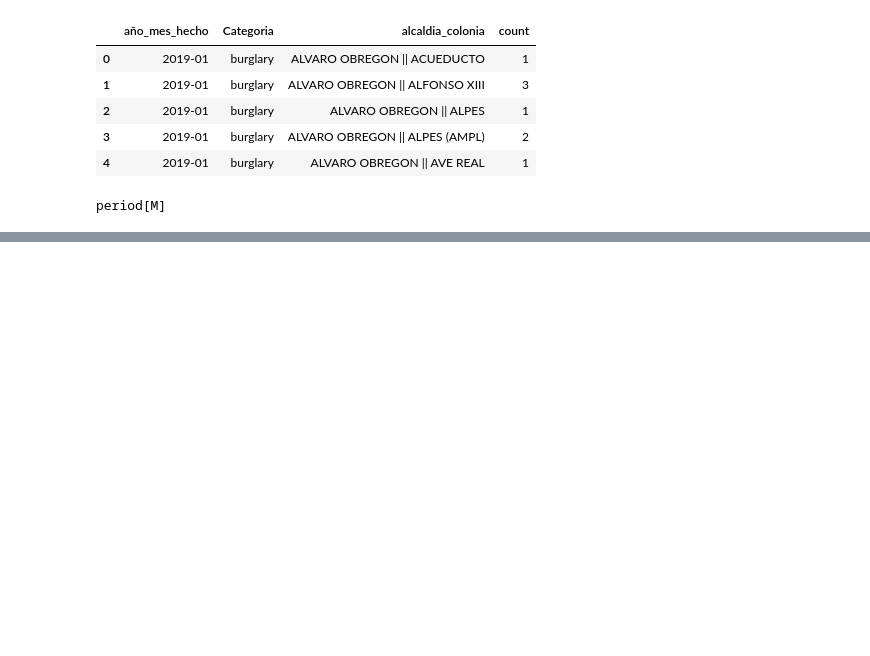
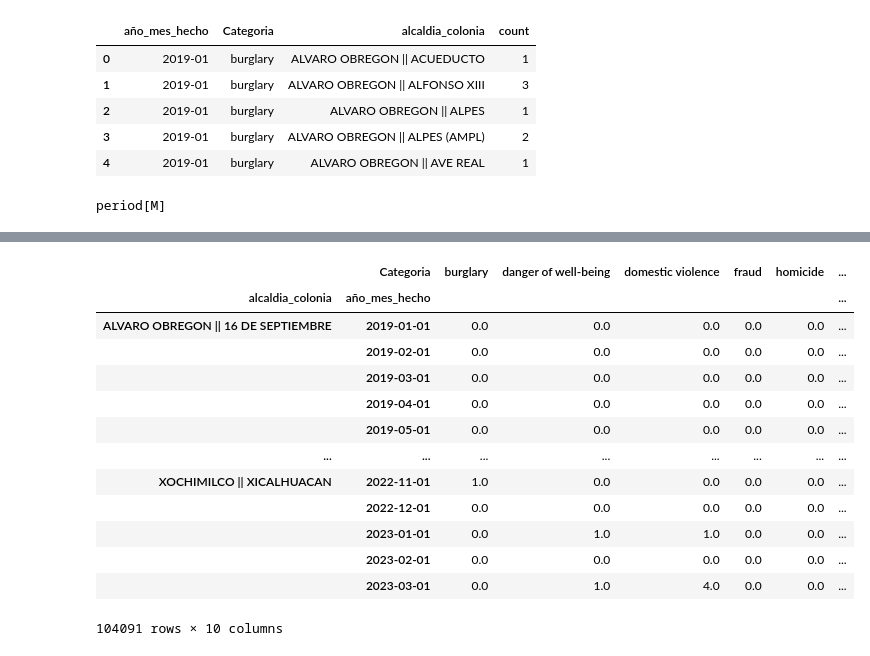
Before and after one commit to AngelEscobedo1712/Safety-Map, a Jupyter notebook: data_preprocessing/pieter_preprocessing.ipynb, the cells around one changed output, grey strips where cells are left out. Cells and saved outputs as stored; diff of their text form; code cells hidden in the pictures; blank space fills up the shorter version.

```diff
--- a/data_preprocessing/pieter_preprocessing.ipynb
+++ b/data_preprocessing/pieter_preprocessing.ipynb
@@ -131,0 +141,4 @@ complete_df['idCarpeta'].fillna(0, inplace=True)
+# %%
+# Crear todas las combinaciones de fechas y colonia_datos
+idx = pd.MultiIndex.from_product([grouped_df['alcaldia_colonia'].unique(), complete_dates, grouped_df['Categoria'].unique()], names=['alcaldia_colonia', 'año_mes_hecho', 'Categoria'])
+complete_df = pd.DataFrame(index=idx).reset_index()
@@ -131,0 +177,2 @@ complete_df['idCarpeta'].fillna(0, inplace=True)
+# %%
+colonias_date_complete_df = complete_df.merge(grouped_df, how='left', on=['alcaldia_colonia', 'año_mes_hecho', 'Categoria'])
@@ -131,0 +215,17 @@ complete_df['idCarpeta'].fillna(0, inplace=True)
+# %%
+columns_colonias_date_complete_df
+# %% [output]
+|  | Categoria | burglary | danger of well-being | domestic violence | fraud | homicide | ... |
+| alcaldia_colonia | año_mes_hecho |  |  |  |  |  | ... |
+| ALVARO OBREGON || 16 DE SEPTIEMBRE | 2019-01-01 | 0.0 | 0.0 | 0.0 | 0.0 | 0.0 | ... |
+|  | 2019-02-01 | 0.0 | 0.0 | 0.0 | 0.0 | 0.0 | ... |
+|  | 2019-03-01 | 0.0 | 0.0 | 0.0 | 0.0 | 0.0 | ... |
+|  | 2019-04-01 | 0.0 | 0.0 | 0.0 | 0.0 | 0.0 | ... |
+|  | 2019-05-01 | 0.0 | 0.0 | 0.0 | 0.0 | 0.0 | ... |
+| ... | ... | ... | ... | ... | ... | ... | ... |
+| XOCHIMILCO || XICALHUACAN | 2022-11-01 | 1.0 | 0.0 | 0.0 | 0.0 | 0.0 | ... |
+|  | 2022-12-01 | 0.0 | 0.0 | 0.0 | 0.0 | 0.0 | ... |
+|  | 2023-01-01 | 0.0 | 1.0 | 1.0 | 0.0 | 0.0 | ... |
+|  | 2023-02-01 | 0.0 | 0.0 | 0.0 | 0.0 | 0.0 | ... |
+|  | 2023-03-01 | 0.0 | 1.0 | 4.0 | 0.0 | 0.0 | ... |
+104091 rows × 10 columns
```
Also changed, not shown: parts of 25 cells of this notebook.
